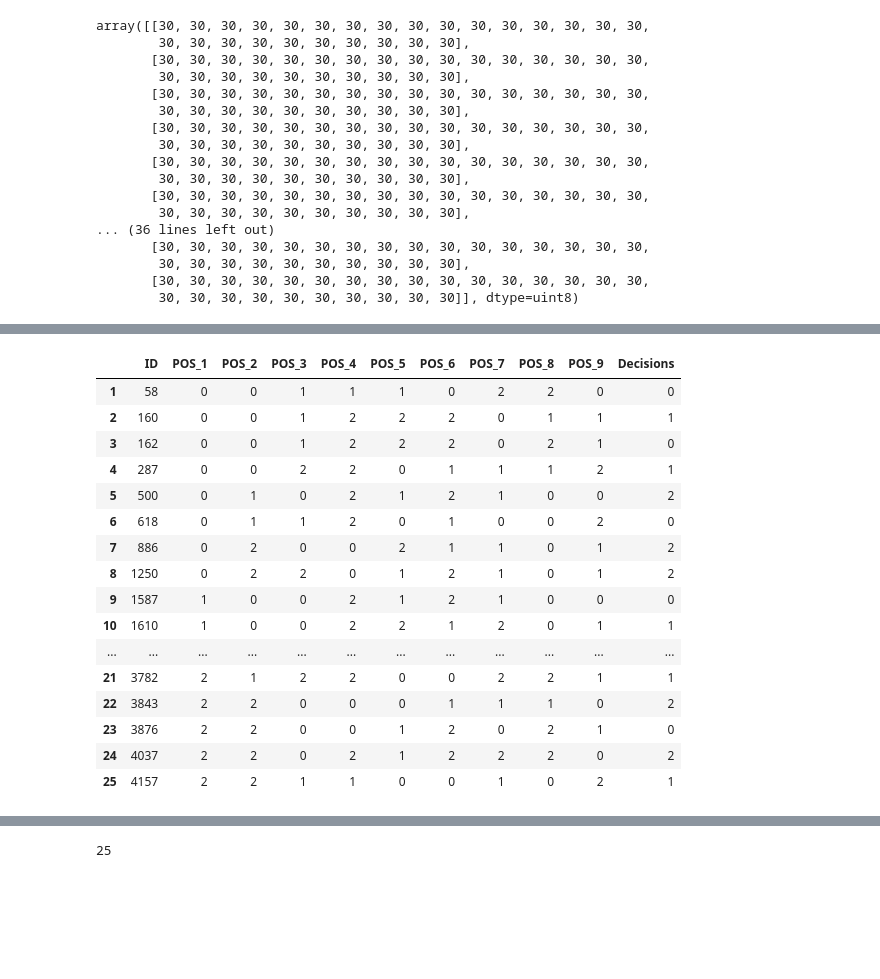
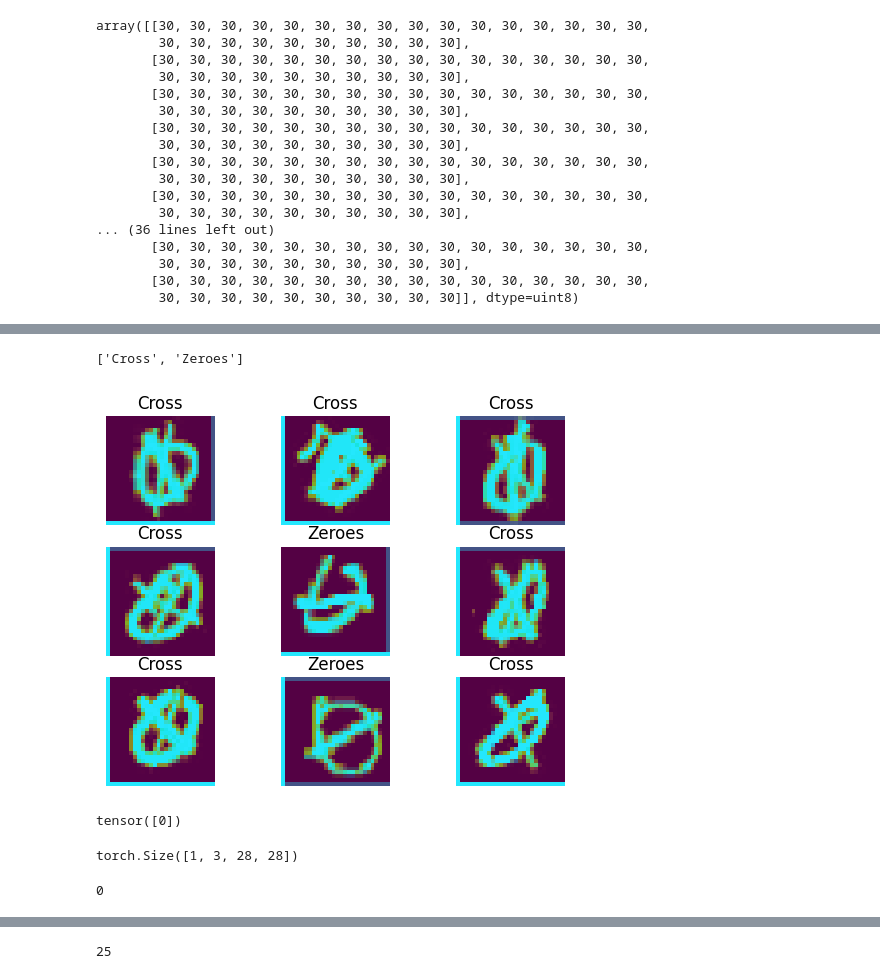
Before and after one commit to AaSiKu/ICG-Projects---SWORTex, a Jupyter notebook: Work.ipynb, the cells around one changed output, grey strips where cells are left out. Cells and saved outputs as stored; diff of their text form; code cells hidden in the pictures; blank space fills up the shorter version.

```diff
--- a/Work.ipynb
+++ b/Work.ipynb
@@ -460,23 +510,39 @@ grid_csv.index = np.arange(1,26)
-# %%
-grid_csv
-# %% [output]
-|  | ID | POS_1 | POS_2 | POS_3 | POS_4 | POS_5 | POS_6 | POS_7 | POS_8 | POS_9 | Decisions |
-| 1 | 58 | 0 | 0 | 1 | 1 | 1 | 0 | 2 | 2 | 0 | 0 |
-| 2 | 160 | 0 | 0 | 1 | 2 | 2 | 2 | 0 | 1 | 1 | 1 |
-| 3 | 162 | 0 | 0 | 1 | 2 | 2 | 2 | 0 | 2 | 1 | 0 |
-| 4 | 287 | 0 | 0 | 2 | 2 | 0 | 1 | 1 | 1 | 2 | 1 |
-| 5 | 500 | 0 | 1 | 0 | 2 | 1 | 2 | 1 | 0 | 0 | 2 |
-| 6 | 618 | 0 | 1 | 1 | 2 | 0 | 1 | 0 | 0 | 2 | 0 |
-| 7 | 886 | 0 | 2 | 0 | 0 | 2 | 1 | 1 | 0 | 1 | 2 |
-| 8 | 1250 | 0 | 2 | 2 | 0 | 1 | 2 | 1 | 0 | 1 | 2 |
-| 9 | 1587 | 1 | 0 | 0 | 2 | 1 | 2 | 1 | 0 | 0 | 0 |
-| 10 | 1610 | 1 | 0 | 0 | 2 | 2 | 1 | 2 | 0 | 1 | 1 |
-| ... | ... | ... | ... | ... | ... | ... | ... | ... | ... | ... | ... |
-| 21 | 3782 | 2 | 1 | 2 | 2 | 0 | 0 | 2 | 2 | 1 | 1 |
-| 22 | 3843 | 2 | 2 | 0 | 0 | 0 | 1 | 1 | 1 | 0 | 2 |
-| 23 | 3876 | 2 | 2 | 0 | 0 | 1 | 2 | 0 | 2 | 1 | 0 |
-| 24 | 4037 | 2 | 2 | 0 | 2 | 1 | 2 | 2 | 2 | 0 | 2 |
-| 25 | 4157 | 2 | 2 | 1 | 1 | 0 | 0 | 1 | 0 | 2 | 1 |
+# %%
+list_map = []
+for x in range(25):
+    for y in range(9):
+        if grid_csv.iloc[x,y+1] !=2:
+            list_map.append([imagelist[x][y],grid_csv.iloc[x,y+1]])
+# %%
+class_names
+# %% [output]
+['Cross', 'Zeroes']
+# %%
+random_indices = np.random.randint(1,len(list_map),(9))
+count = 1
+for x in random_indices:
+    plt.subplot(3,3,count)
+    count +=1
+    plt.imshow(list_map[x][0])
+    plt.title(class_names[list_map[x][1]])
+    plt.axis('off')
+plt.show()
+# %% [output]
+[figure, added]
+# %%
+model(transform(list_map[0][0]).unsqueeze(0)).argmax(1)
+# %% [output]
+tensor([0])
+# %%
+torch.tensor(list_map[x][0]).permute(2,0,1).unsqueeze(0).shape
+# %% [output]
+torch.Size([1, 3, 28, 28])
+# %%
+
+
+grid_csv.iloc[0,2]
+# %% [output]
+0
 # %%
 y_expected = np.array(grid_csv['Decisions'])
 # %%
```
Also changed, not shown: parts of 30 cells of this notebook, 1 other file.
